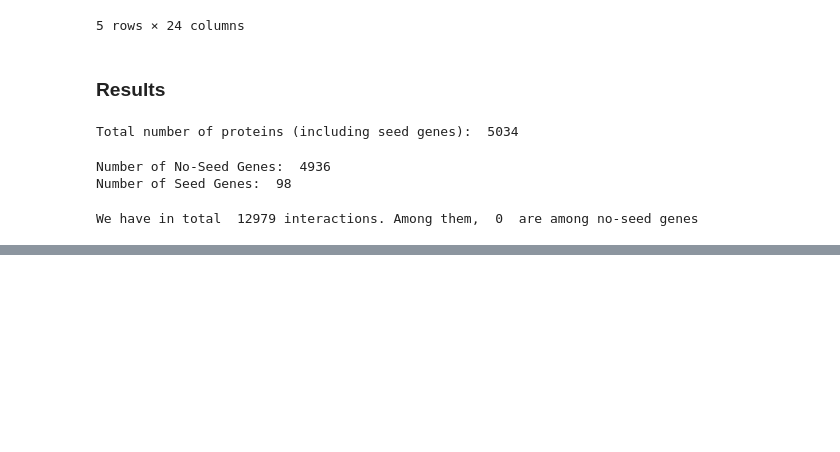
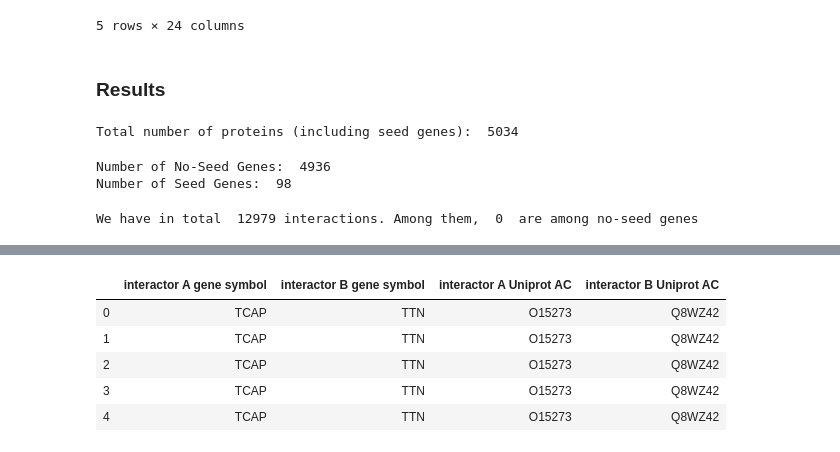
Before and after one commit to LivLilli/Network-Medicine-Dilated-Cardiomyopathy, a Jupyter notebook: project.ipynb, the cells around one changed output, grey strips where cells are left out. Cells and saved outputs as stored; diff of their text form; code cells hidden in the pictures; blank space fills up the shorter version.

```diff
--- a/project.ipynb
+++ b/project.ipynb
@@ -322,0 +434,10 @@ biogrid_interactions.to_csv('biogrid_interactions.csv')
+# %%
+intersection_df = pd.merge(iid_df.drop(['database source'], axis = 1), biogrid_df.drop(['database source'], axis = 1), how='inner')
+intersection_df.head()
+# %% [output]
+|  | interactor A gene symbol | interactor B gene symbol | interactor A Uniprot AC | interactor B Uniprot AC |
+| 0 | TCAP | TTN | O15273 | Q8WZ42 |
+| 1 | TCAP | TTN | O15273 | Q8WZ42 |
+| 2 | TCAP | TTN | O15273 | Q8WZ42 |
+| 3 | TCAP | TTN | O15273 | Q8WZ42 |
+| 4 | TCAP | TTN | O15273 | Q8WZ42 |
```
Also changed, not shown: parts of 23 cells of this notebook.
